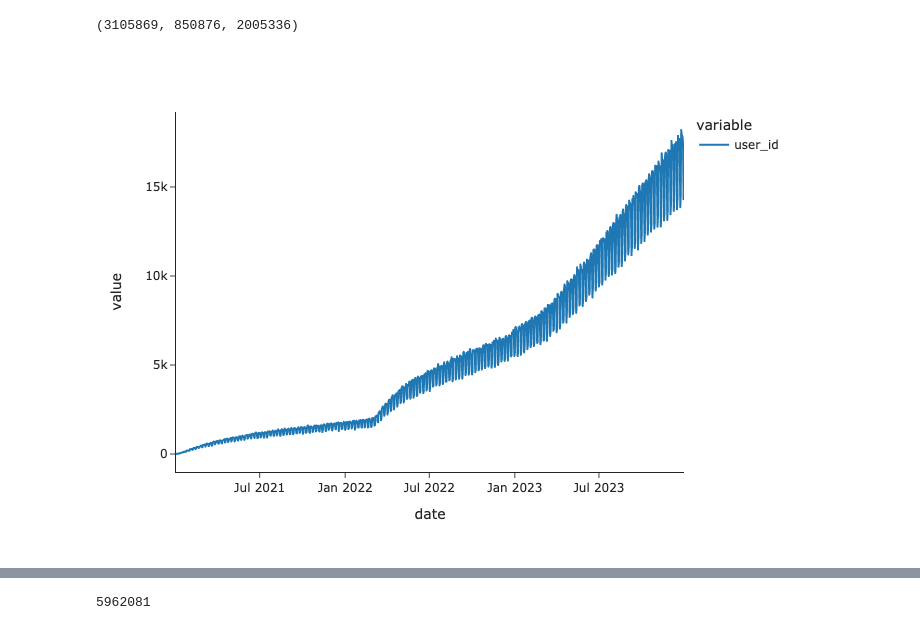
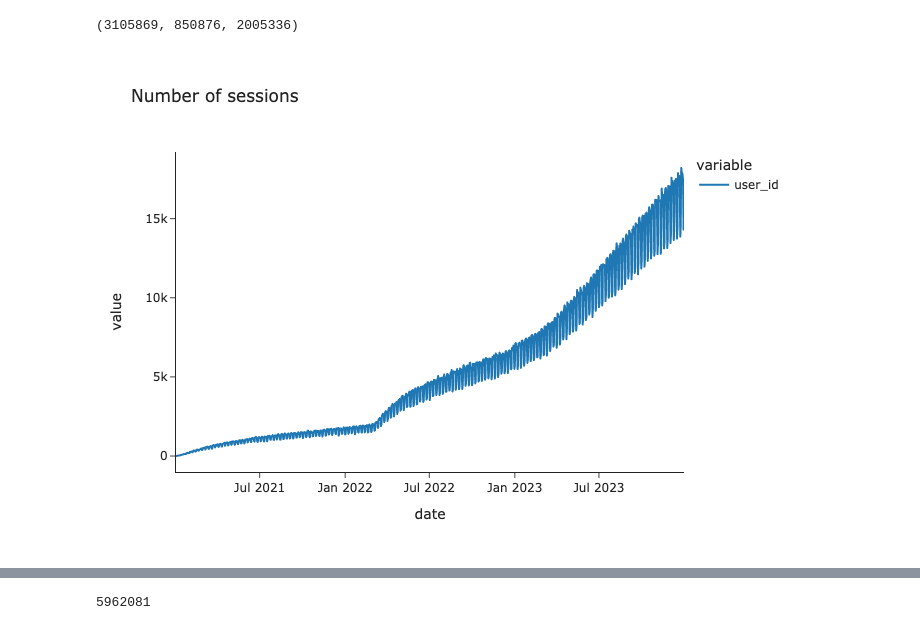
Before and after one commit to miptgirl/miptgirl_medium, a Jupyter notebook: analyst_agent/generate_synthetic_data_for_sql.ipynb, the cells around one changed output, grey strips where cells are left out. Saved outputs shown, nothing was run; the diff lists cells and outputs as text; code cells hidden in the pictures.

```diff
--- a/analyst_agent/generate_synthetic_data_for_sql.ipynb
+++ b/analyst_agent/generate_synthetic_data_for_sql.ipynb
@@ -258,6 +258,7 @@ act_df = pd.concat(
     [act_df1, act_df2, act_df3]
 )
 # %%
-px.line(act_df.groupby('date')[['user_id']].count())
+px.line(act_df.groupby('date')[['user_id']].count(),
+       title = 'Number of sessions')
 # %% [output]
-[figure, old version]
+[figure, new version]
```
Also changed, not shown: parts of 4 cells of this notebook.
